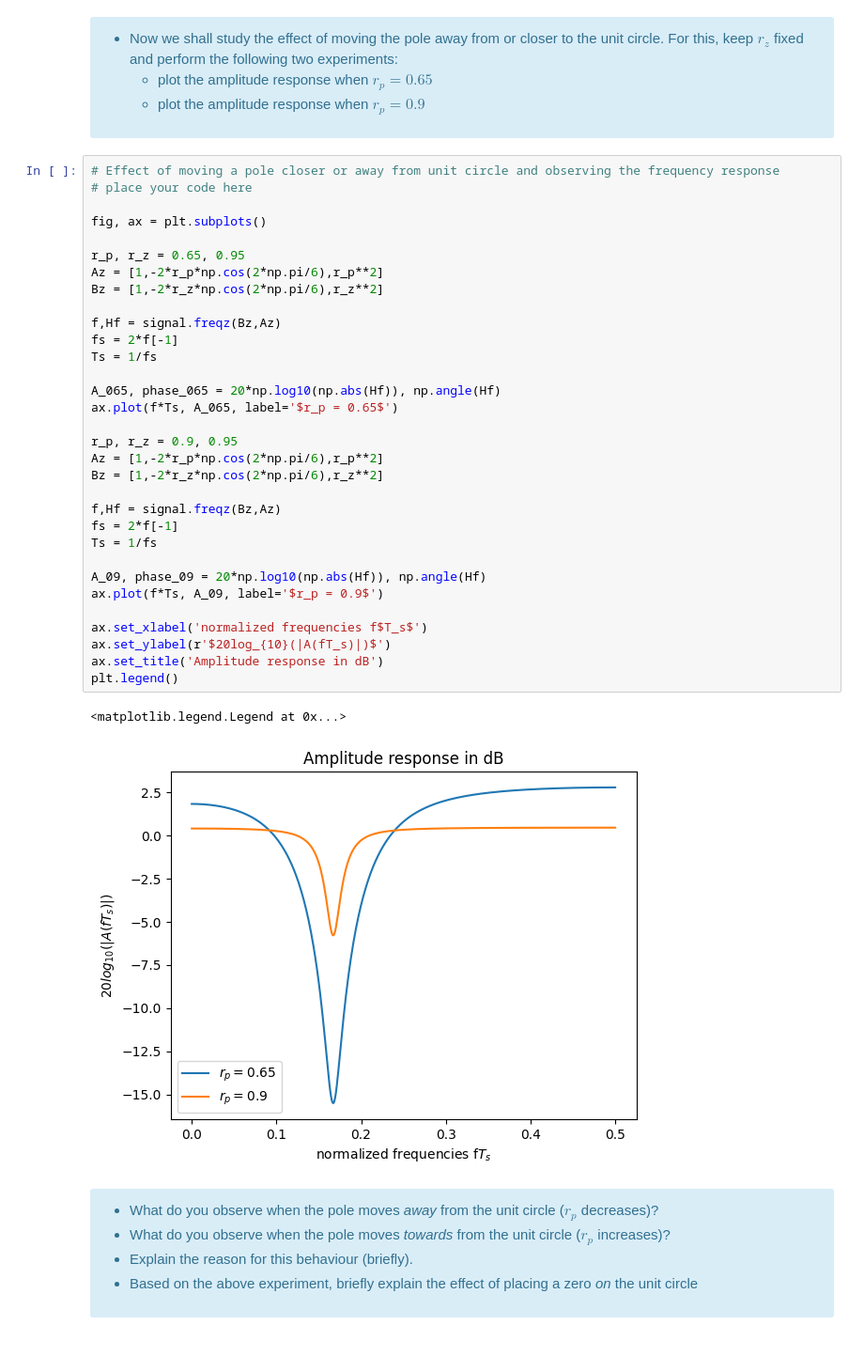
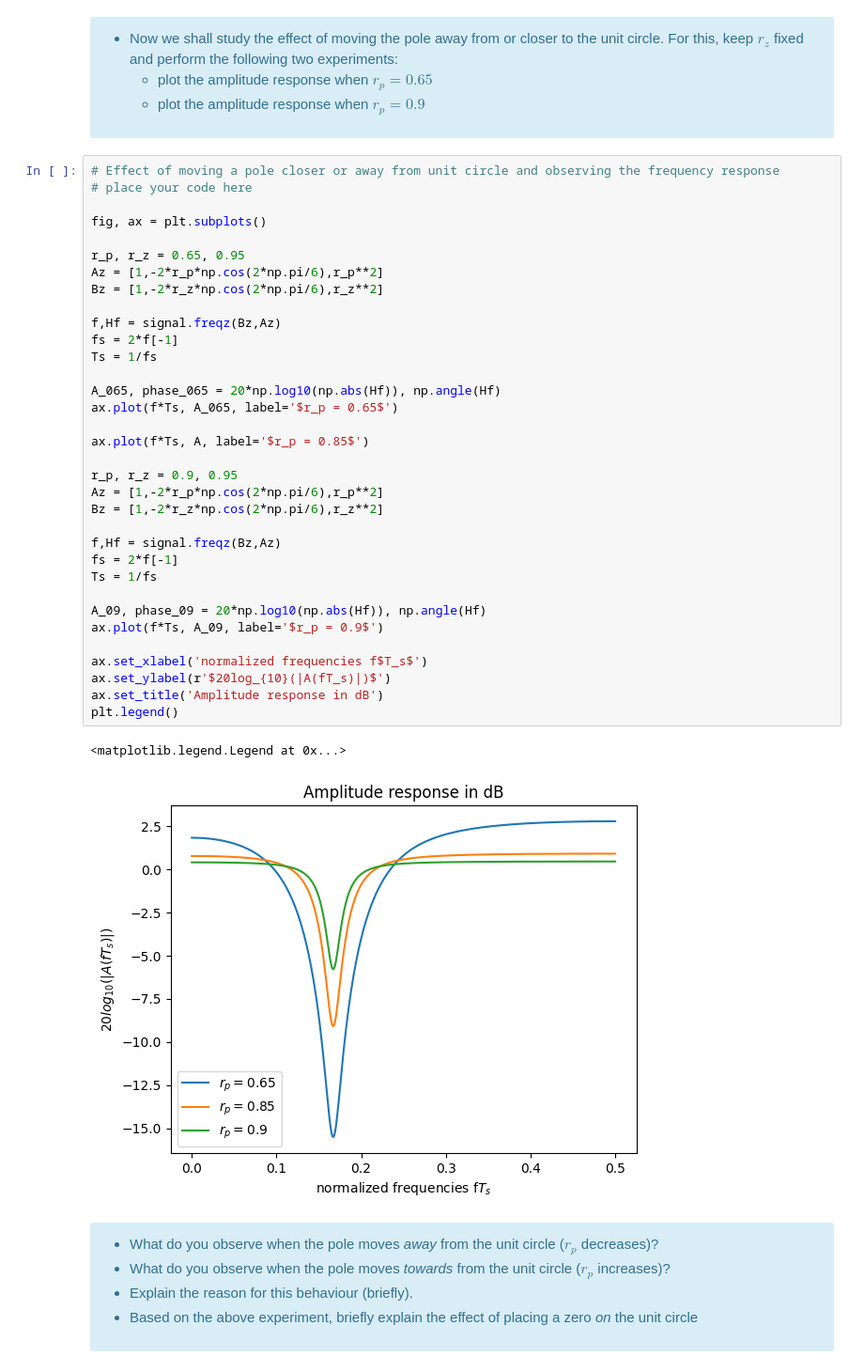
Before and after one commit to vbelpair/Ugent, a Jupyter notebook: Medical_Signal_Processing_and_Statistics/assignment_3/ex03_vincent.ipynb, the cells around one changed output. Shown at 94% size. Cells and saved outputs as stored; diff of their text form.

```diff
--- a/Medical_Signal_Processing_and_Statistics/assignment_3/ex03_vincent.ipynb
+++ b/Medical_Signal_Processing_and_Statistics/assignment_3/ex03_vincent.ipynb
@@ -378,34 +383,36 @@ Text(0.5, 1.0, 'Amplitude response in dB')
 fig, ax = plt.subplots()
 
 r_p, r_z = 0.65, 0.95
 Az = [1,-2*r_p*np.cos(2*np.pi/6),r_p**2]
 Bz = [1,-2*r_z*np.cos(2*np.pi/6),r_z**2]
 
 f,Hf = signal.freqz(Bz,Az)
 fs = 2*f[-1]
 Ts = 1/fs
 
 A_065, phase_065 = 20*np.log10(np.abs(Hf)), np.angle(Hf)
 ax.plot(f*Ts, A_065, label='$r_p = 0.65$')
 
+ax.plot(f*Ts, A, label='$r_p = 0.85$')
+
 r_p, r_z = 0.9, 0.95
 Az = [1,-2*r_p*np.cos(2*np.pi/6),r_p**2]
 Bz = [1,-2*r_z*np.cos(2*np.pi/6),r_z**2]
 
 f,Hf = signal.freqz(Bz,Az)
 fs = 2*f[-1]
 Ts = 1/fs
 
 A_09, phase_09 = 20*np.log10(np.abs(Hf)), np.angle(Hf)
 ax.plot(f*Ts, A_09, label='$r_p = 0.9$')
 
 ax.set_xlabel('normalized frequencies f$T_s$')
 ax.set_ylabel(r'$20log_{10}(|A(fT_s)|)$')
 ax.set_title('Amplitude response in dB')
 plt.legend()
 # %% [output]
 <matplotlib.legend.Legend at 0x...>
-[figure, old version]
+[figure, new version]
 # %% [markdown]
 <div class="alert alert-info">
 
```
Also changed, not shown: parts of 18 cells of this notebook, 1 other file.
